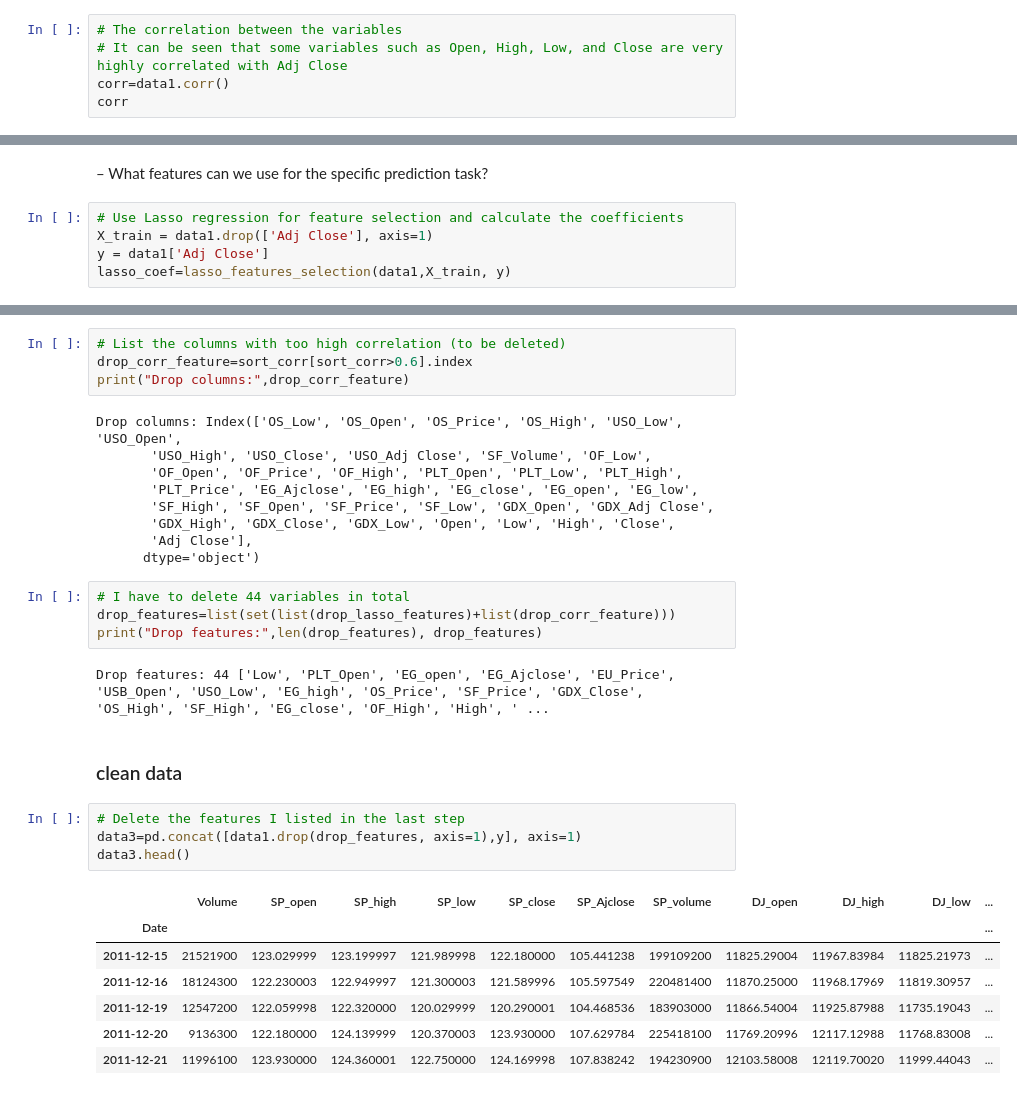
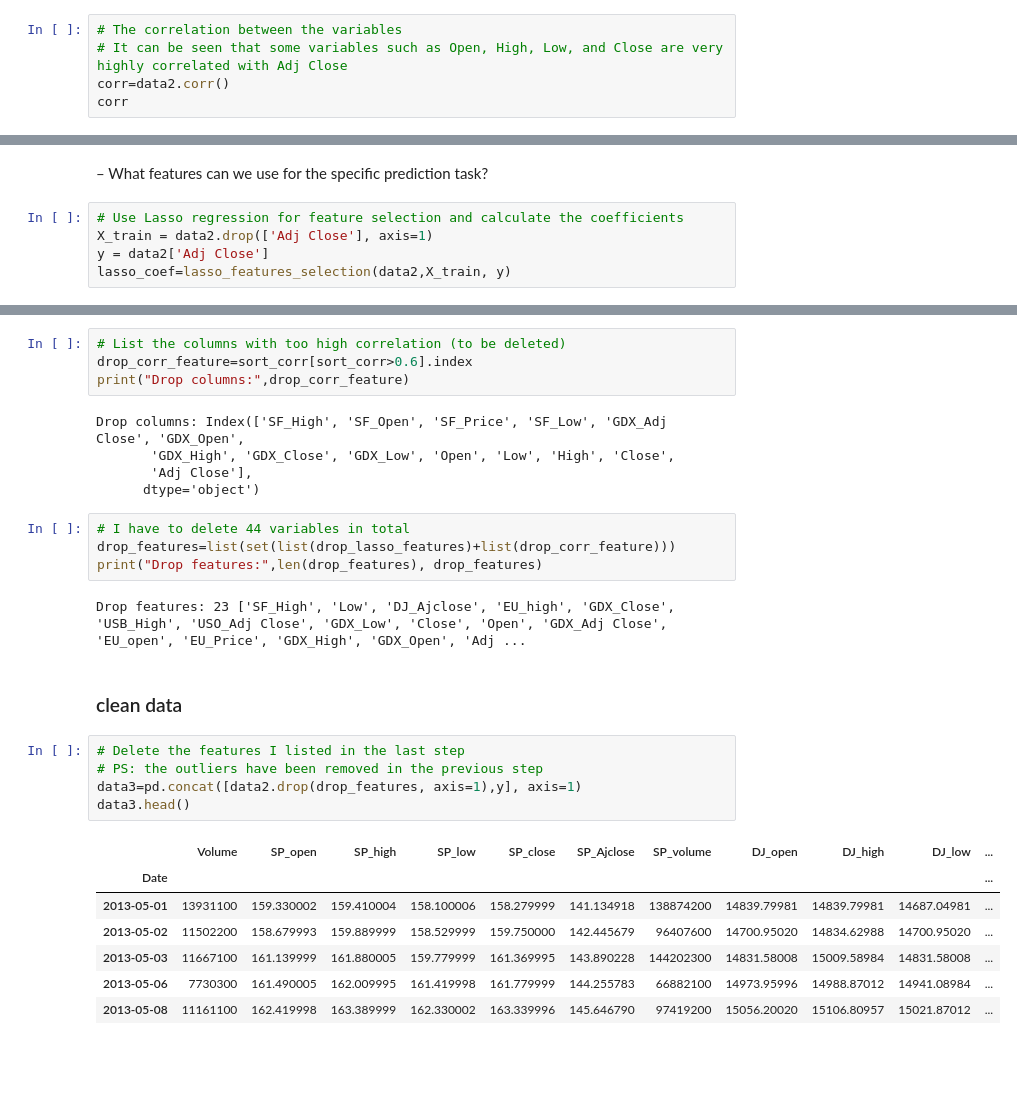
Before and after one commit to siningren/Final-Project, a Jupyter notebook: eda_cleaning.ipynb, the cells around one changed output, grey strips where cells are left out. Drawn from its saved outputs; the diff is of its cells as text; blank space fills up the shorter version.

Commit message:
deleted outliers

```diff
--- a/eda_cleaning.ipynb
+++ b/eda_cleaning.ipynb
@@ -106,7 +106,7 @@ data2 = remove_filers_with_boxplot(data1)
 # %%
 # The correlation between the variables
 # It can be seen that some variables such as Open, High, Low, and Close are very highly correlated with Adj Close
-corr=data1.corr()
+corr=data2.corr()
 corr
 # %% [output]
 |  | Open | High | Low | Close | Adj Close | Volume | SP_open | SP_high | SP_low | SP_close | ... |
@@ -136,8 +136,8 @@ sort_corr=sort_corr(corr)
 – What features can we use for the specific prediction task?
 # %%
 # Use Lasso regression for feature selection and calculate the coefficients
-X_train = data1.drop(['Adj Close'], axis=1)
-y = data1['Adj Close']
-lasso_coef=lasso_features_selection(data1,X_train, y)
+X_train = data2.drop(['Adj Close'], axis=1)
+y = data2['Adj Close']
+lasso_coef=lasso_features_selection(data2,X_train, y)
 # %% [output]
 0.0005
@@ -161,11 +161,7 @@ Drop columns: Index(['USB_Price', 'USB_Open', 'EU_open', 'EU_high', 'EU_Price',
 drop_corr_feature=sort_corr[sort_corr>0.6].index
 print("Drop columns:",drop_corr_feature)
 # %% [output]
-Drop columns: Index(['OS_Low', 'OS_Open', 'OS_Price', 'OS_High', 'USO_Low', 'USO_Open',
-       'USO_High', 'USO_Close', 'USO_Adj Close', 'SF_Volume', 'OF_Low',
-       'OF_Open', 'OF_Price', 'OF_High', 'PLT_Open', 'PLT_Low', 'PLT_High',
-       'PLT_Price', 'EG_Ajclose', 'EG_high', 'EG_close', 'EG_open', 'EG_low',
-       'SF_High', 'SF_Open', 'SF_Price', 'SF_Low', 'GDX_Open', 'GDX_Adj Close',
+Drop columns: Index(['SF_High', 'SF_Open', 'SF_Price', 'SF_Low', 'GDX_Adj Close', 'GDX_Open',
        'GDX_High', 'GDX_Close', 'GDX_Low', 'Open', 'Low', 'High', 'Close',
        'Adj Close'],
       dtype='object')
@@ -174,21 +170,22 @@ Drop columns: Index(['OS_Low', 'OS_Open', 'OS_Price', 'OS_High', 'USO_Low', 'USO
 drop_features=list(set(list(drop_lasso_features)+list(drop_corr_feature)))
 print("Drop features:",len(drop_features), drop_features)
 # %% [output]
-Drop features: 44 ['Low', 'PLT_Open', 'EG_open', 'EG_Ajclose', 'EU_Price', 'USB_Open', 'USO_Low', 'EG_high', 'OS_Price', 'SF_Price', 'GDX_Close', 'OS_High', 'SF_High', 'EG_close', 'OF_High', 'High', ' ...
+Drop features: 23 ['SF_High', 'Low', 'DJ_Ajclose', 'EU_high', 'GDX_Close', 'USB_High', 'USO_Adj Close', 'GDX_Low', 'Close', 'Open', 'GDX_Adj Close', 'EU_open', 'EU_Price', 'GDX_High', 'GDX_Open', 'Adj ...
 # %% [markdown]
 ### clean data
 # %%
 # Delete the features I listed in the last step
-data3=pd.concat([data1.drop(drop_features, axis=1),y], axis=1)
+# PS: the outliers have been removed in the previous step
+data3=pd.concat([data2.drop(drop_features, axis=1),y], axis=1)
 data3.head()
 # %% [output]
 |  | Volume | SP_open | SP_high | SP_low | SP_close | SP_Ajclose | SP_volume | DJ_open | DJ_high | DJ_low | ... |
 | Date |  |  |  |  |  |  |  |  |  |  | ... |
-| 2011-12-15 | 21521900 | 123.029999 | 123.199997 | 121.989998 | 122.180000 | 105.441238 | 199109200 | 11825.29004 | 11967.83984 | 11825.21973 | ... |
-| 2011-12-16 | 18124300 | 122.230003 | 122.949997 | 121.300003 | 121.589996 | 105.597549 | 220481400 | 11870.25000 | 11968.17969 | 11819.30957 | ... |
-| 2011-12-19 | 12547200 | 122.059998 | 122.320000 | 120.029999 | 120.290001 | 104.468536 | 183903000 | 11866.54004 | 11925.87988 | 11735.19043 | ... |
-| 2011-12-20 | 9136300 | 122.180000 | 124.139999 | 120.370003 | 123.930000 | 107.629784 | 225418100 | 11769.20996 | 12117.12988 | 11768.83008 | ... |
-| 2011-12-21 | 11996100 | 123.930000 | 124.360001 | 122.750000 | 124.169998 | 107.838242 | 194230900 | 12103.58008 | 12119.70020 | 11999.44043 | ... |
+| 2013-05-01 | 13931100 | 159.330002 | 159.410004 | 158.100006 | 158.279999 | 141.134918 | 138874200 | 14839.79981 | 14839.79981 | 14687.04981 | ... |
+| 2013-05-02 | 11502200 | 158.679993 | 159.889999 | 158.529999 | 159.750000 | 142.445679 | 96407600 | 14700.95020 | 14834.62988 | 14700.95020 | ... |
+| 2013-05-03 | 11667100 | 161.139999 | 161.880005 | 159.779999 | 161.369995 | 143.890228 | 144202300 | 14831.58008 | 15009.58984 | 14831.58008 | ... |
+| 2013-05-06 | 7730300 | 161.490005 | 162.009995 | 161.419998 | 161.779999 | 144.255783 | 66882100 | 14973.95996 | 14988.87012 | 14941.08984 | ... |
+| 2013-05-08 | 11161100 | 162.419998 | 163.389999 | 162.330002 | 163.339996 | 145.646790 | 97419200 | 15056.20020 | 15106.80957 | 15021.87012 | ... |
 # %%
 # Save the prepared dataset to a .parquet file in the data folder
 file_path = 'data/data.parquet'
```
Also changed, not shown: parts of 6 cells of this notebook, 8 other files.
